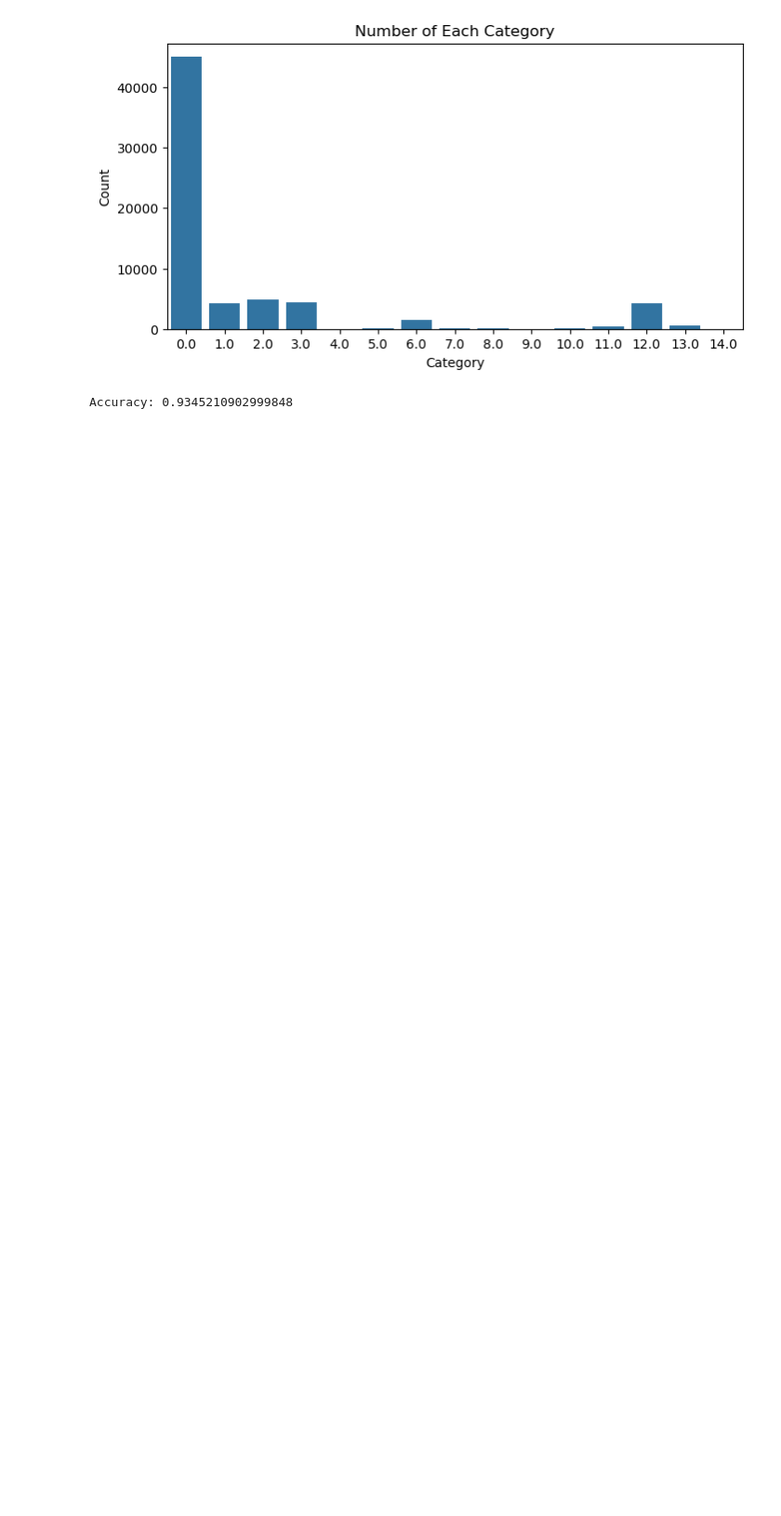
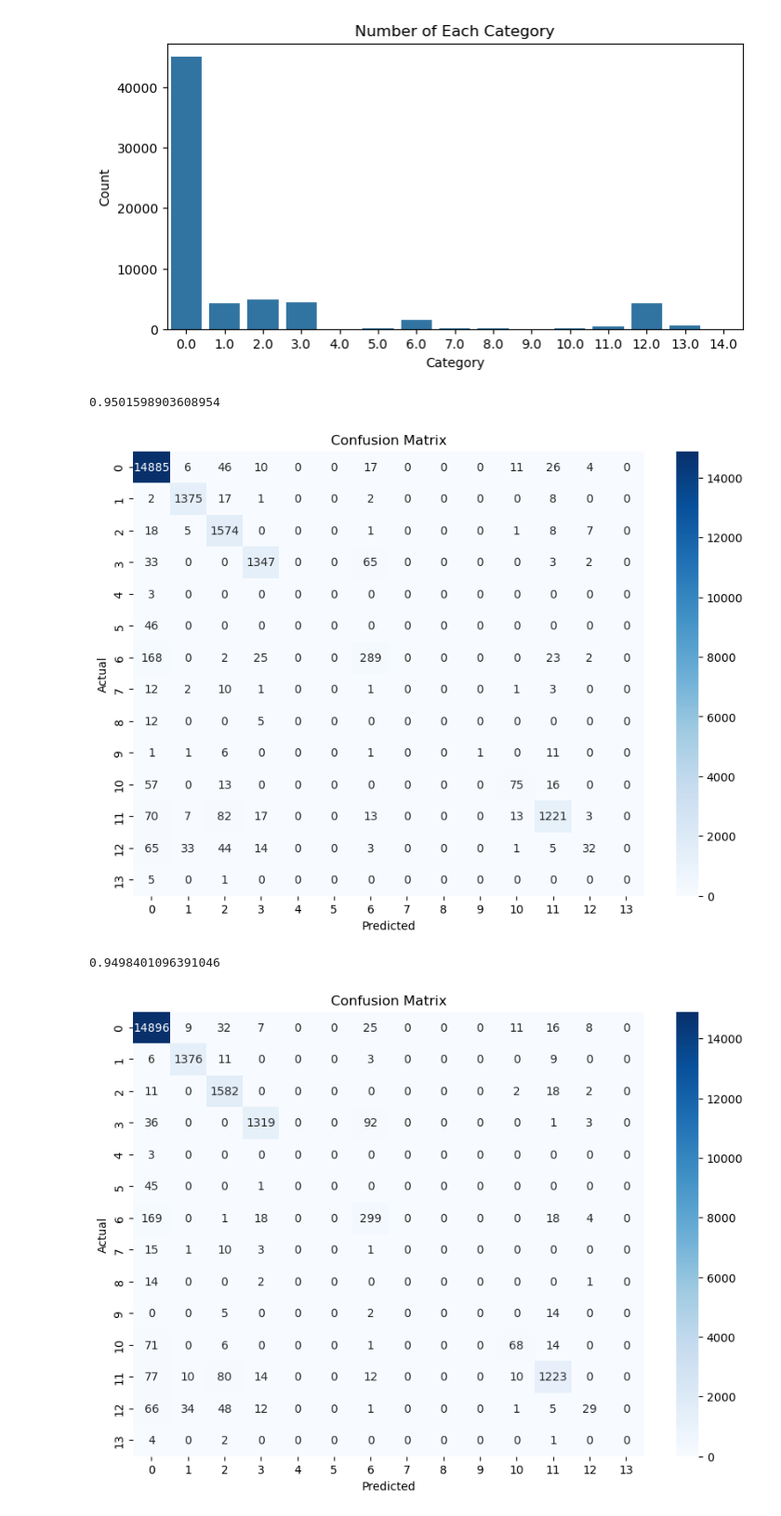
Before and after one commit to Azat228/ECG_Classification_for_Arrhythmia_Detection, a Jupyter notebook: Project_code.ipynb, the cells around one changed output. Shown: that part at 93% size. Cells and saved outputs as stored; diff of their text form; code cells hidden in the pictures; blank space fills up the shorter version.

Commit message:
MLP with high accuracy but only to common diseasses

```diff
--- a/Project_code.ipynb
+++ b/Project_code.ipynb
@@ -53,20 +53,41 @@ plt.show()
 # we can see that the dataset is imbalanced, with some categories having significantly more samples than others.
 #lets create simple Deeplearning model using skicitlearn to classify the ECG signals into their respective categories.
 
-mlp = MLPClassifier(hidden_layer_sizes=(10, 5), activation='relu', max_iter=10, random_state=42)
-x_train,x_test =  train_test_split(train_df.drop('0.000000.1',axis = 1), test_size=0.2, random_state=42)
-y_train,y_test = train_test_split(train_df['0.000000.1'], test_size=0.2, random_state=42)
+mlp = MLPClassifier(hidden_layer_sizes=(10, 5), activation='relu', max_iter=30, random_state=42)
+x_train=  train_df.drop('250',axis = 1)
+y_train = train_df['250']
 
 mlp.fit(x_train, y_train)
 
-# # Use the correct label column for test_df (should be '3.000000')
-# x_test = test_df.drop('0.000000',axis = 1)
-# y_test = test_df['0.000000']
-
-# # Align x_test columns to match x_train columns
-# x_test = x_test[x_train.columns]
-
-y_pred = mlp.predict(x_test)
-print("Accuracy:", accuracy_score(y_test, y_pred))
+# Align x_val columns to match x_train columns
-# %% [output]
-Accuracy: 0.9345210902999848
+# %%
+x_val = val_df.drop('250',axis = 1)
+y_val = val_df['250']
+x_test = test_df.drop('250',axis = 1)
+y_test = test_df['250']
+y_pred_val = mlp.predict(x_val)
+y_pred_test = mlp.predict(x_test)
+# %%
+#confusion matrix validation
+print(accuracy_score(y_val, y_pred_val))
+conf = confusion_matrix(y_val, y_pred_val)
+plt.figure(figsize=(10,7))
+sns.heatmap(conf, annot=True, fmt='d', cmap='Blues')
+plt.xlabel('Predicted')
+plt.ylabel('Actual')
+plt.title('Confusion Matrix')
+plt.show()
+#confusion matrix test
+print(accuracy_score(y_test, y_pred_test))
+conf = confusion_matrix(y_test, y_pred_test)
+plt.figure(figsize=(10,7))
+sns.heatmap(conf, annot=True, fmt='d', cmap='Blues')
+plt.xlabel('Predicted')
+plt.ylabel('Actual')
+plt.title('Confusion Matrix')
+plt.show()
+# %% [output]
+0.9501598903608954
+[figure, added]
+0.9498401096391046
+[figure, added]
```
Also changed, not shown: parts of 2 cells of this notebook.
